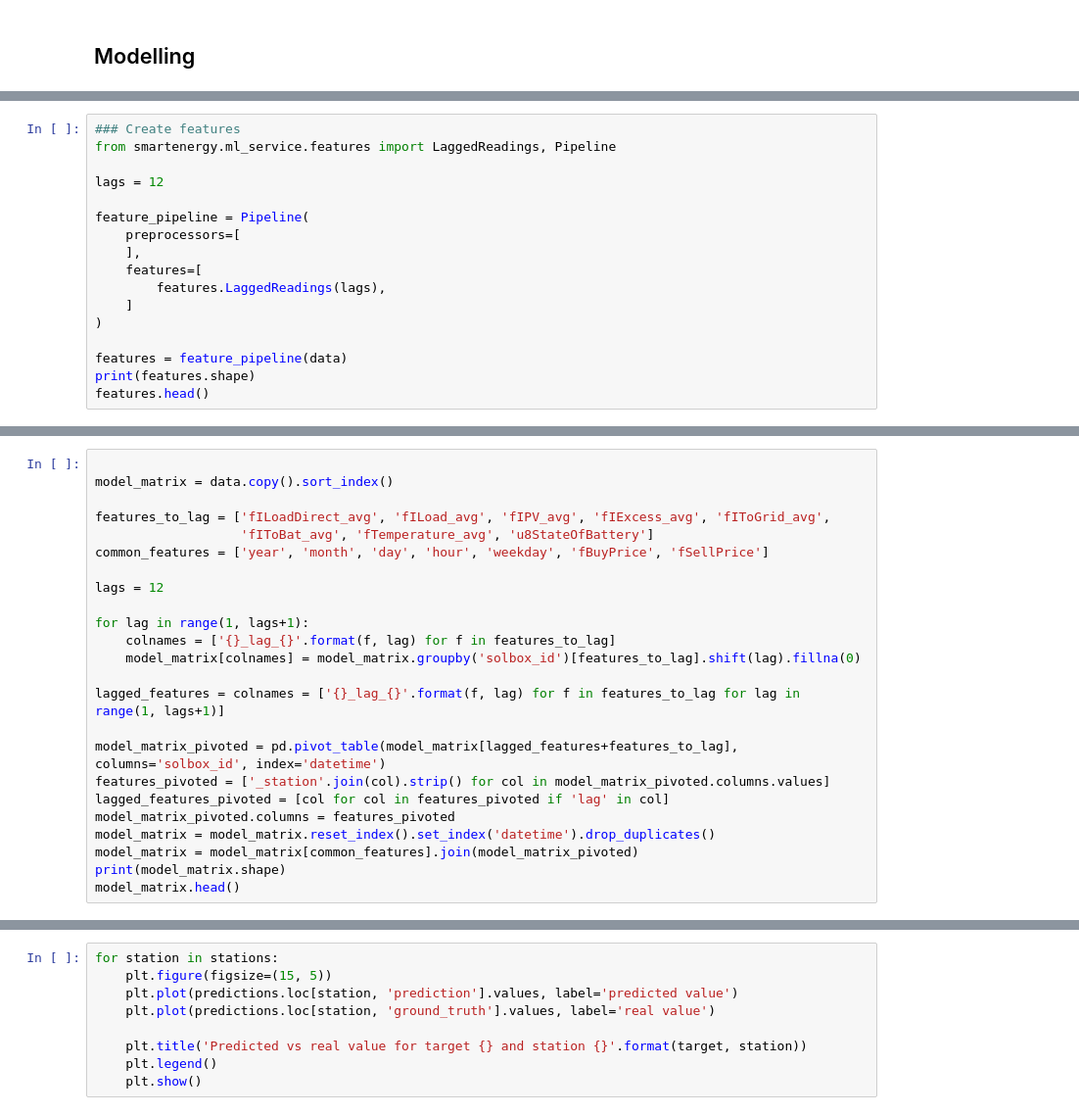
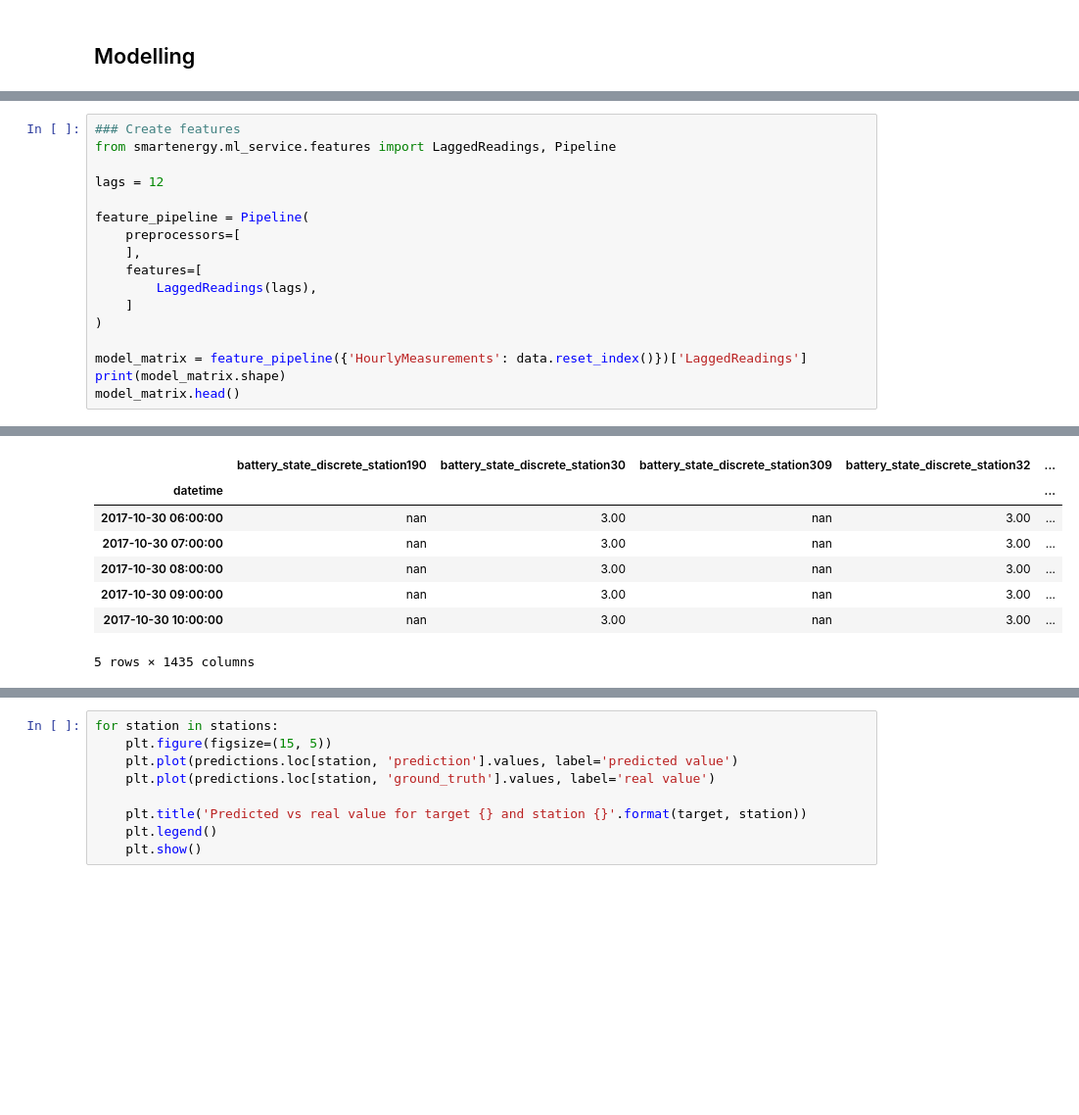
Before and after one commit to javiermas/smart-energy, a Jupyter notebook: notebooks/jma_02_modelling_generation.ipynb, the cells around one changed output, grey strips where cells are left out. Shown at 98% size. Drawn from its saved outputs; the diff is of its cells as text; blank space fills up the shorter version.

```diff
--- a/notebooks/jma_02_modelling_generation.ipynb
+++ b/notebooks/jma_02_modelling_generation.ipynb
@@ -52,11 +48,11 @@ feature_pipeline = Pipeline(
     preprocessors=[
     ],
     features=[
-        features.LaggedReadings(lags),
+        LaggedReadings(lags),
     ]
 )
 
-features = feature_pipeline(data)
-print(features.shape)
-features.head()
+model_matrix = feature_pipeline({'HourlyMeasurements': data.reset_index()})['LaggedReadings']
+print(model_matrix.shape)
+model_matrix.head()
 # %% [output]
@@ -64,27 +61,11 @@ ImportError: cannot import name 'Pipeline'
+|  | battery_state_discrete_station190 | battery_state_discrete_station30 | battery_state_discrete_station309 | battery_state_discrete_station32 | ... |
+| datetime |  |  |  |  | ... |
+| 2017-10-30 06:00:00 | nan | 3.00 | nan | 3.00 | ... |
+| 2017-10-30 07:00:00 | nan | 3.00 | nan | 3.00 | ... |
+| 2017-10-30 08:00:00 | nan | 3.00 | nan | 3.00 | ... |
+| 2017-10-30 09:00:00 | nan | 3.00 | nan | 3.00 | ... |
+| 2017-10-30 10:00:00 | nan | 3.00 | nan | 3.00 | ... |
+5 rows × 1435 columns
-# %%
-
-model_matrix = data.copy().sort_index()
-
-features_to_lag = ['fILoadDirect_avg', 'fILoad_avg', 'fIPV_avg', 'fIExcess_avg', 'fIToGrid_avg',
-                   'fIToBat_avg', 'fTemperature_avg', 'u8StateOfBattery']
-common_features = ['year', 'month', 'day', 'hour', 'weekday', 'fBuyPrice', 'fSellPrice']
-
-lags = 12
-
-for lag in range(1, lags+1):
-    colnames = ['{}_lag_{}'.format(f, lag) for f in features_to_lag]
-    model_matrix[colnames] = model_matrix.groupby('solbox_id')[features_to_lag].shift(lag).fillna(0)
-
-lagged_features = colnames = ['{}_lag_{}'.format(f, lag) for f in features_to_lag for lag in range(1, lags+1)]
-
-model_matrix_pivoted = pd.pivot_table(model_matrix[lagged_features+features_to_lag], columns='solbox_id', index='datetime')
-features_pivoted = ['_station'.join(col).strip() for col in model_matrix_pivoted.columns.values]
-lagged_features_pivoted = [col for col in features_pivoted if 'lag' in col]
-model_matrix_pivoted.columns = features_pivoted
-model_matrix = model_matrix.reset_index().set_index('datetime').drop_duplicates()
-model_matrix = model_matrix[common_features].join(model_matrix_pivoted)
-print(model_matrix.shape)
-model_matrix.head()
 # %%
 %%time
 ## Analize model fit
```
Also changed, not shown: parts of 7 cells of this notebook.
